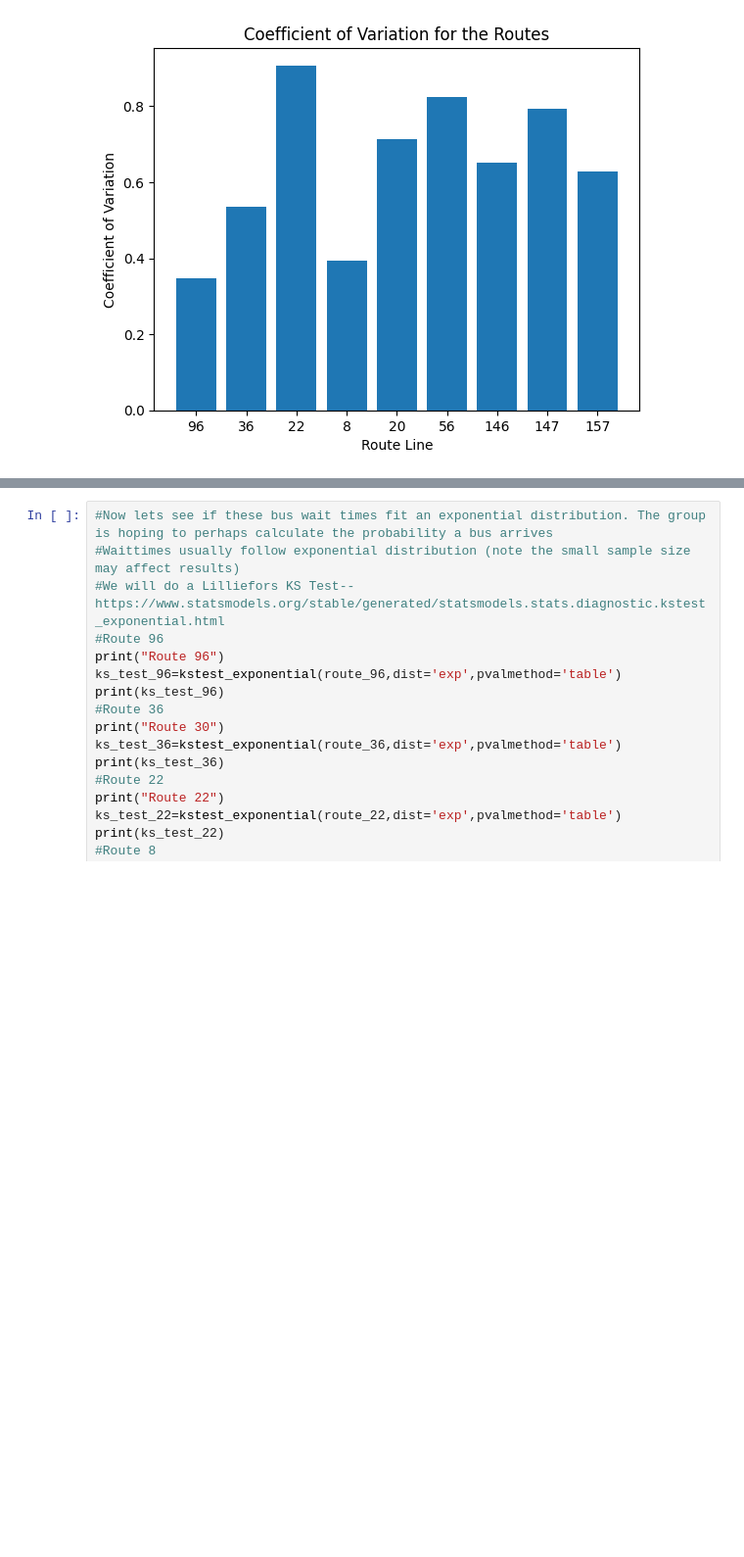
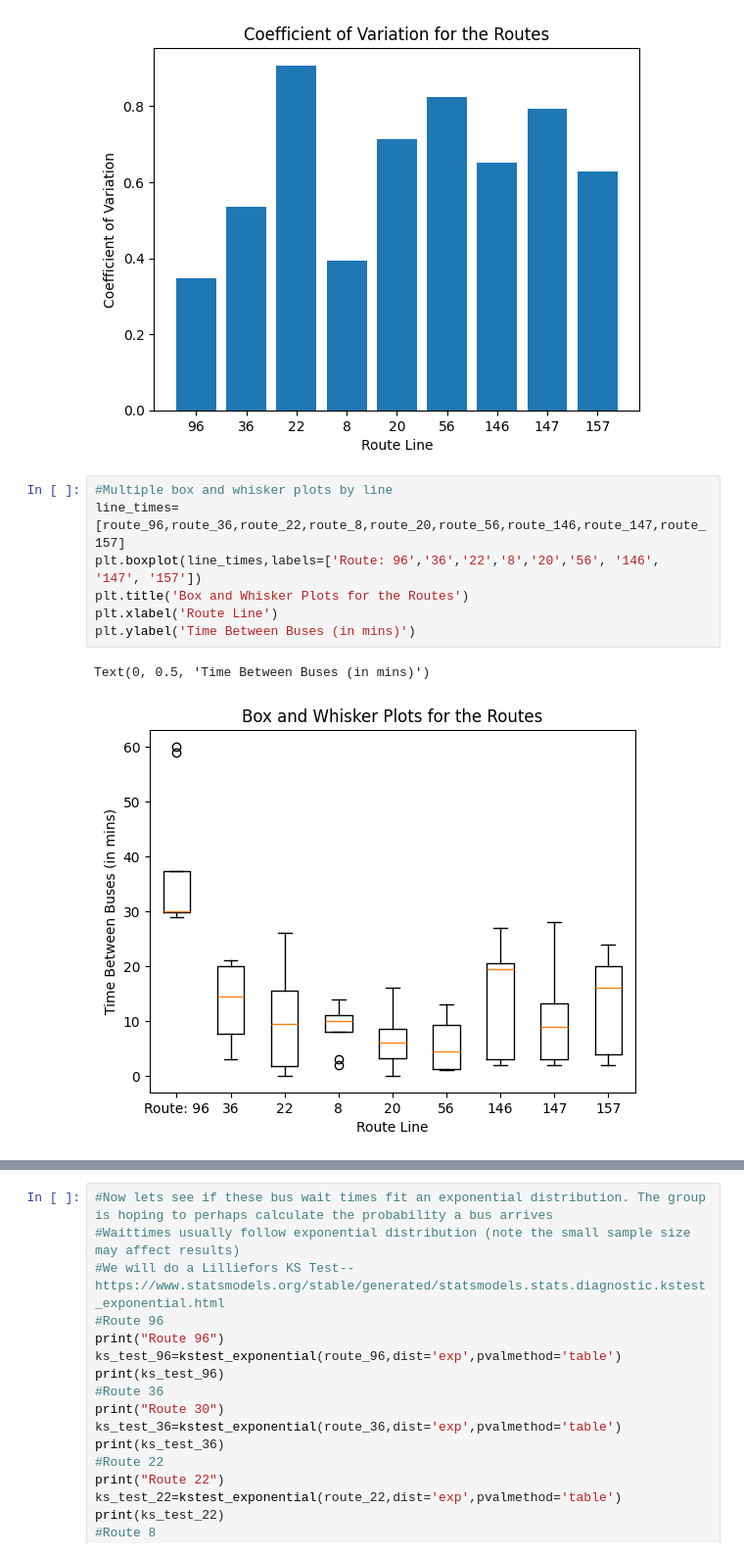
Before and after one commit to mhorowitz11213/CS424_Fall2016_Project, a Jupyter notebook: Exploratory Data/CS_424_Exploratory_Research_on_Primary_Data.ipynb, the cells around one changed output, grey strips where cells are left out. Shown at 98% size. Saved outputs shown, nothing was run; the diff lists cells and outputs as text; blank space fills up the shorter version.

```diff
--- a/Exploratory Data/CS_424_Exploratory_Research_on_Primary_Data.ipynb
+++ b/Exploratory Data/CS_424_Exploratory_Research_on_Primary_Data.ipynb
@@ -284,4 +284,14 @@ plt.ylabel('Coefficient of Variation')
 plt.show()
 # %% [output]
 [figure]
+# %%
+#Multiple box and whisker plots by line
+line_times=[route_96,route_36,route_22,route_8,route_20,route_56,route_146,route_147,route_157]
+plt.boxplot(line_times,labels=['Route: 96','36','22','8','20','56', '146', '147', '157'])
+plt.title('Box and Whisker Plots for the Routes')
+plt.xlabel('Route Line')
+plt.ylabel('Time Between Buses (in mins)')
+# %% [output]
+Text(0, 0.5, 'Time Between Buses (in mins)')
+[figure, added]
 # %% [markdown]
```
Also changed, not shown: parts of 5 cells of this notebook.
